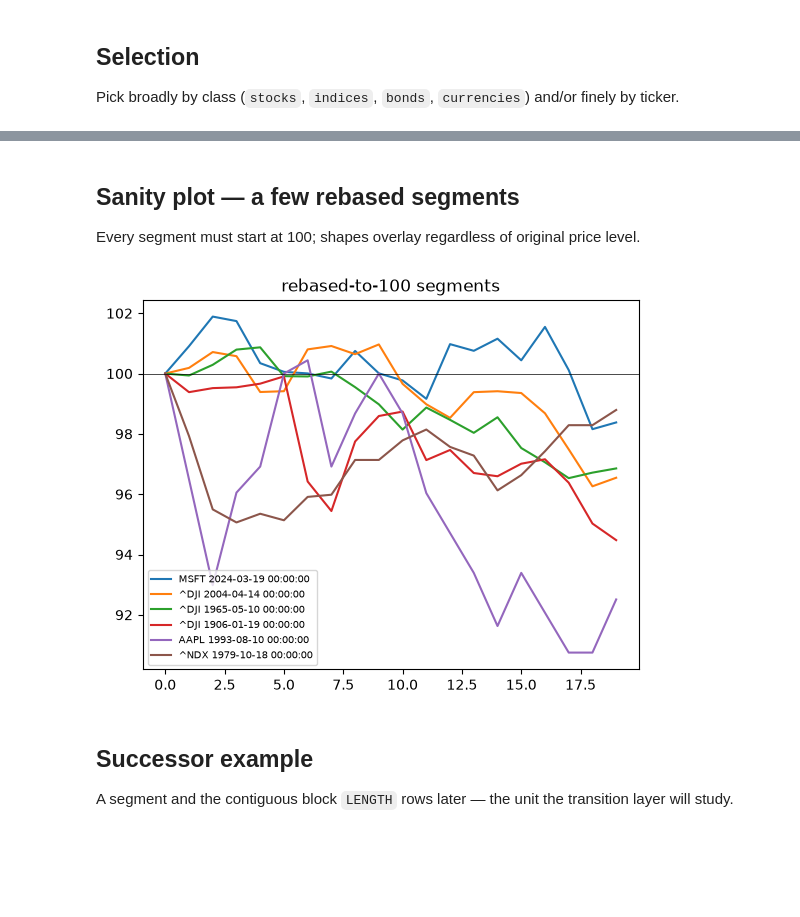
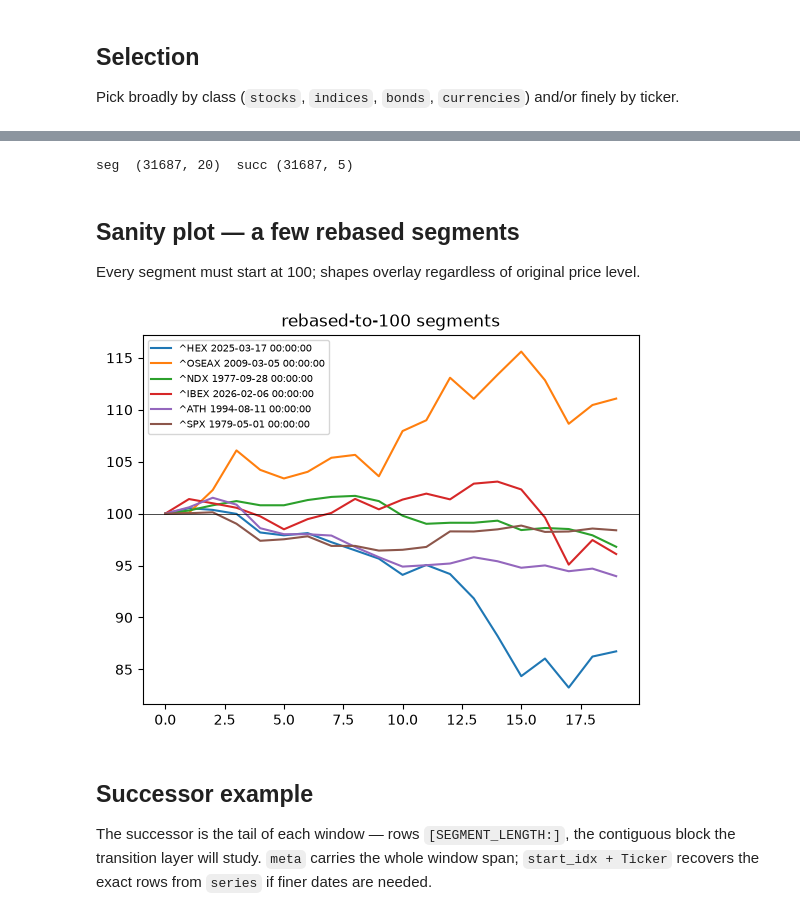
Before and after one commit to marcdumon/investalyze, a Jupyter notebook: notebooks/3_segment_explore.ipynb, the cells around one changed output, grey strips where cells are left out. Drawn from its saved outputs; the diff is of its cells as text; code cells hidden in the pictures; blank space fills up the shorter version.

Commit message:
refactor(analysis): emit fixed-width raw windows, encode downstream

```diff
--- a/notebooks/3_segment_explore.ipynb
+++ b/notebooks/3_segment_explore.ipynb
@@ -23,8 +24,13 @@ Pick broadly by class (`stocks`, `indices`, `bonds`, `currencies`) and/or finely
 # %%
 CLASSES = ['stocks', 'indices']
 TICKERS = ['AAPL', 'MSFT', '^DJI', '^NDX']  # set to None for every ticker in the chosen classes
-LENGTH = 20   # trading rows per segment
-STRIDE = 20   # step between segment starts (== LENGTH -> non-overlapping)
+
+CLASSES = ['indices']
+TICKERS = None
+SEGMENT_LENGTH = 20             # trading rows per segment (the downstream split point)
+SUCCESSOR_LENGTH = 5            # trading rows in the successor block
+WINDOW_LENGTH = SEGMENT_LENGTH + SUCCESSOR_LENGTH
+STRIDE = 20                     # step between window starts (== SEGMENT_LENGTH -> non-overlapping segments)
 
 series = segments.load_series(con, classes=CLASSES, tickers=TICKERS)
 series.groupby(['AssetClass', 'Ticker']).size()
@@ -40,7 +53,6 @@ dtype: int64
 # %%
-X, meta, successor = segments.build_segments(series, length=LENGTH, stride=STRIDE)
-print('X         ', X.shape)
-print('segments  ', len(meta))
-print('w/ succ.  ', int((successor >= 0).sum()))
+W, meta = segments.build_segments(series, window_length=WINDOW_LENGTH, stride=STRIDE)
+print('W       ', W.shape, '(raw prices)')
+print('windows ', len(meta))
 meta.head()
 # %% [output]
@@ -56,20 +76,28 @@ w/ succ.   3901
+# %%
+R = encodings.rebase_to_100(W)
+seg, succ = R[:, :SEGMENT_LENGTH], R[:, SEGMENT_LENGTH:]
+print('seg ', seg.shape, ' succ', succ.shape)
+# %% [output]
+seg  (31687, 20)  succ (31687, 5)
 # %% [markdown]
 ## Sanity plot — a few rebased segments
 
 Every segment must start at 100; shapes overlay regardless of original price level.
 # %%
 rng = np.random.default_rng(0)
-sample = rng.choice(len(X), size=min(6, len(X)), replace=False)
+sample = rng.choice(len(seg), size=min(6, len(seg)), replace=False)
 for i in sample:
-    plt.plot(X[i], label=f"{meta.loc[i, 'Ticker']} {meta.loc[i, 'start_date']}")
+    plt.plot(seg[i], label=f"{meta.loc[i, 'Ticker']} {meta.loc[i, 'start_date']}")
 plt.axhline(100, color='k', lw=0.5)
 plt.title('rebased-to-100 segments')
 plt.legend(fontsize=7)
 plt.show()
 # %% [output]
-[figure, old version]
+[figure, new version]
 # %% [markdown]
 ## Successor example
 
-A segment and the contiguous block `LENGTH` rows later — the unit the transition layer will study.
+The successor is the tail of each window — rows `[SEGMENT_LENGTH:]`, the contiguous block the
+transition layer will study. `meta` carries the whole window span; `start_idx + Ticker` recovers
+the exact rows from `series` if finer dates are needed.
 # %%
```
Also changed, not shown: parts of 7 cells of this notebook, 2 other files.
